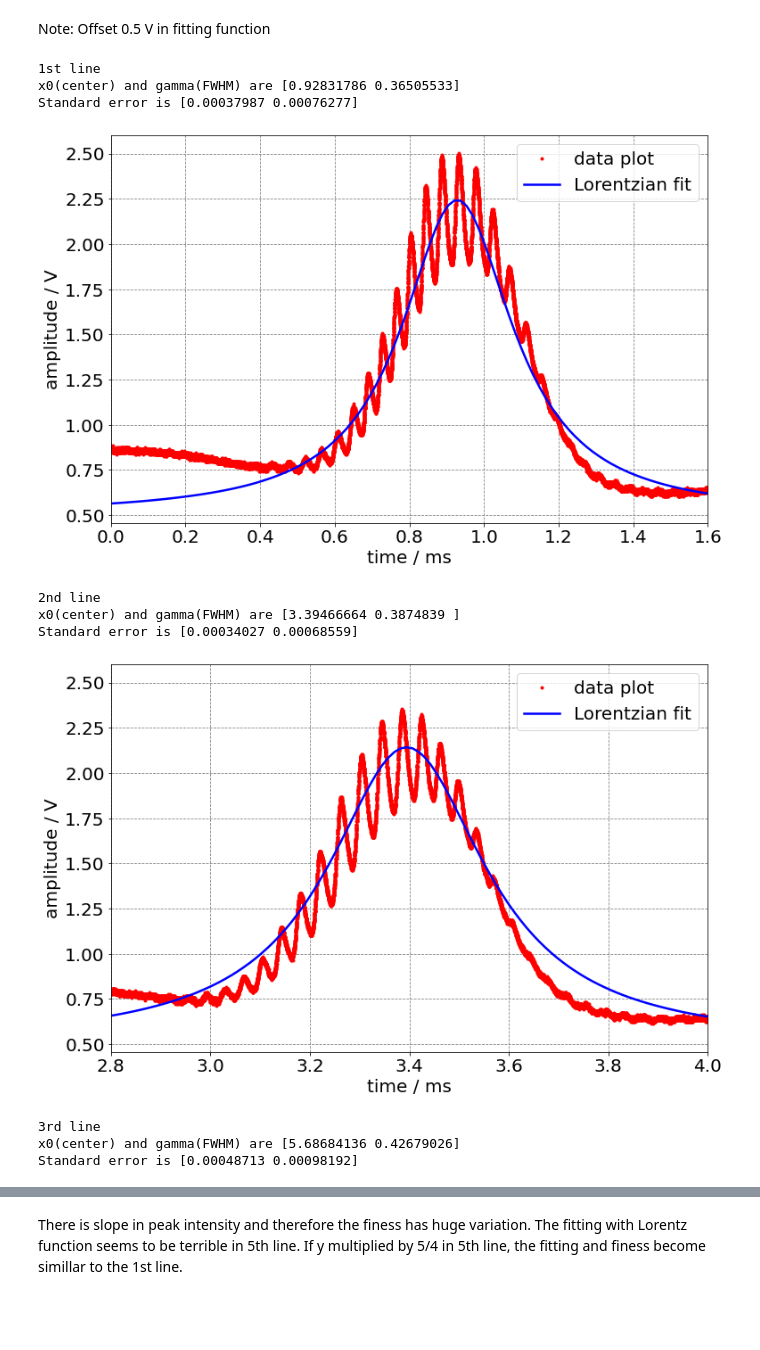
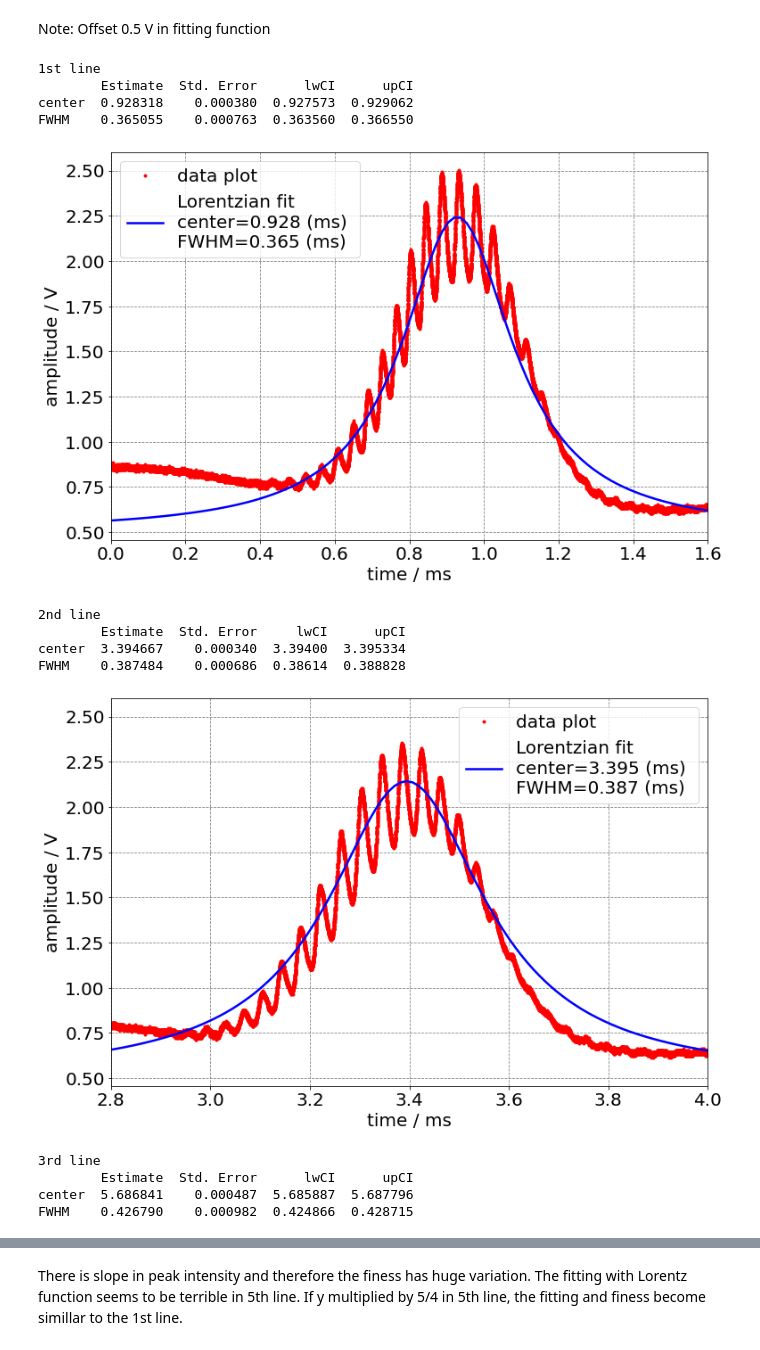
Before and after one commit to JavasIto/OPLab, a Jupyter notebook: Absorption.ipynb, the cells around one changed output, grey strips where cells are left out. Cells and saved outputs as stored; diff of their text form; code cells hidden in the pictures; blank space fills up the shorter version.

```diff
--- a/Absorption.ipynb
+++ b/Absorption.ipynb
@@ -116,10 +116,19 @@ def FitFPR(xDatamin, xDatamax):
 
     StdE = np.sqrt(np.diag(pcov))
 
-    print("x0(center) and gamma(FWHM) are", popt)
-    print("Standard error is", StdE)
     Center.append(popt[0])
     FWHM.append(popt[1])
+
+    # estimate 95% confidence interval
+    alpha=0.025
+    lwCI = popt + norm.ppf(q=alpha)*StdE
+    upCI = popt + norm.ppf(q=1-alpha)*StdE
+
+    # print result
+    mat = np.vstack((popt,StdE, lwCI, upCI)).T
+    df=pd.DataFrame(mat,index=("center", "FWHM"),
+    columns=("Estimate", "Std. Error", "lwCI", "upCI"))
+    print(df)
 
     # popt: optimal values for the parameters
     # pcov: estimated covariances of popt
@@ -135,10 +144,15 @@ def FitFPR(xDatamin, xDatamax):
     plt.xlabel('time / ms', fontsize = 20) # x axis label
     plt.ylabel('amplitude / V', fontsize = 20) # y axis label
 
+    roundcenter = round(popt[0],3)
+    roundgamma  = round(popt[1],3)
     plt.plot(xData, yData, ".", color="r",label="data plot")
-    plt.plot(xFit, yFit, '-', color = "b",lw = 2.5, label="Lorentzian fit")
+    plt.plot(xFit, yFit, '-', color = "b",lw = 2.5, label=f"Lorentzian fit \ncenter={roundcenter} (ms) \nFWHM={roundgamma} (ms)")
     plt.legend(fontsize = 20) # add legend
     plt.show( ) # show figure
+
+
+
 
 print("1st line")
 FitFPR(35000, 55000)
@@ -166,40 +180,43 @@ for i in range(0, len(Center)-1):
 print("FSR are")
 print(FSR)
 
 Finess = []
 for i in range(0, len(Center)):
     if i == 0 :
         Finess.append(FSR[i]/Center[i])
     elif i >= len(FSR):
         Finess.append(FSR[i-1]/Center[i])
     else:
         Finess.append(((FSR[i-1]+FSR[i])/2)/Center[i])
 
 print("Finess of each peak are")
 print(Finess)
 print("the finess is calculated by (average of both sides of FSR) / FWHM ")
 
 R = 0.9985
 print("\nTheroretical finess is", np.pi*R/(1-R**2))
 
 
 ### plot data
 # fig = plt.figure(figsize = (7, 7)) # set figure size
 # ax = fig.add_subplot(111) # add subplot to figure
 # plot data with error bars in subplot
 # ax.errorbar(xData, yData, xerr = 0.2, yerr = 0.01, fmt='bo', ms=4, ecolor='g', capthick =2, label="CH1") # x, y: data
 # 'b-': color = 'b', linestyle = '-'
 # lw: linewidth
 # label: label curve for legend
 # %% [output]
 1st line
-x0(center) and gamma(FWHM) are [0.92831786 0.36505533]
-Standard error is [0.00037987 0.00076277]
+        Estimate  Std. Error      lwCI      upCI
+center  0.928318    0.000380  0.927573  0.929062
+FWHM    0.365055    0.000763  0.363560  0.366550
-[figure, old version]
+[figure, new version]
 2nd line
-x0(center) and gamma(FWHM) are [3.39466664 0.3874839 ]
-Standard error is [0.00034027 0.00068559]
+        Estimate  Std. Error     lwCI      upCI
+center  3.394667    0.000340  3.39400  3.395334
+FWHM    0.387484    0.000686  0.38614  0.388828
-[figure, old version]
+[figure, new version]
 3rd line
-x0(center) and gamma(FWHM) are [5.68684136 0.42679026]
-Standard error is [0.00048713 0.00098192]
+        Estimate  Std. Error      lwCI      upCI
+center  5.686841    0.000487  5.685887  5.687796
+FWHM    0.426790    0.000982  0.424866  0.428715
```
Also changed, not shown: parts of 7 cells of this notebook.
